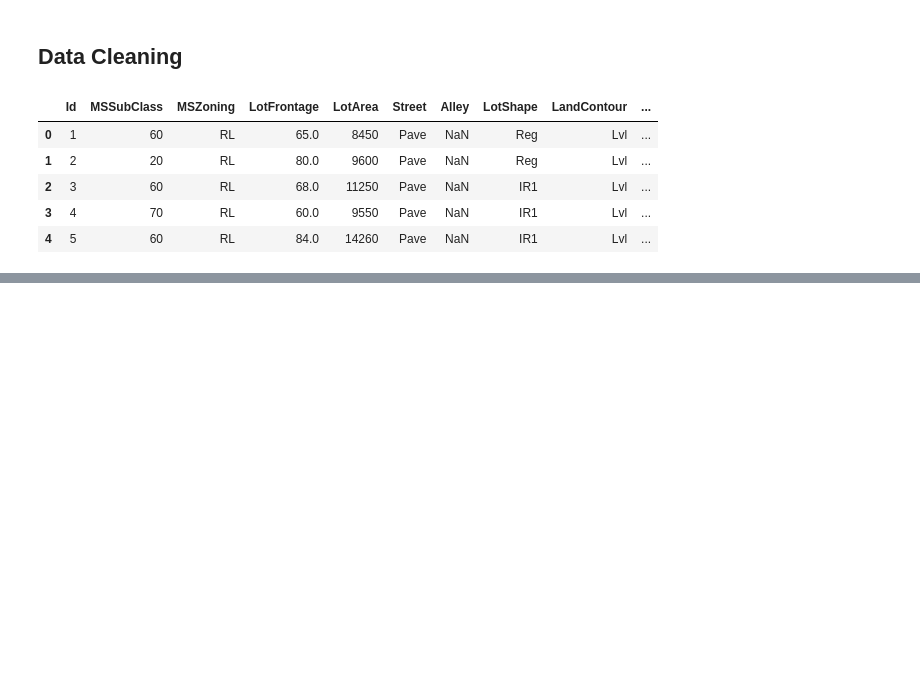
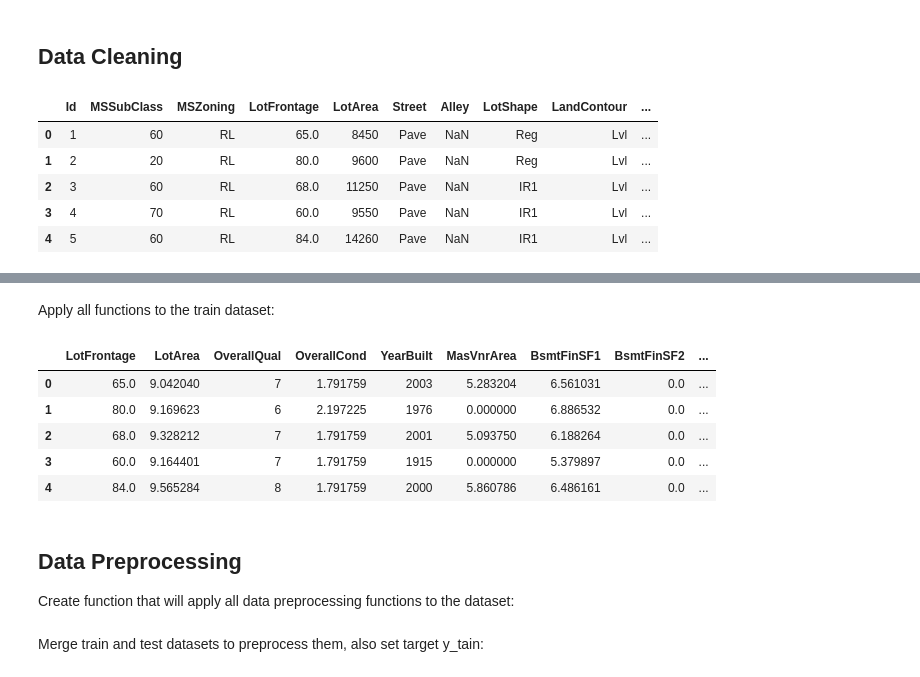
Before and after one commit to anomalytheorem/PracticeMachineLearning, a Jupyter notebook: notebooks/sklearn_homesales.ipynb, the cells around one changed output, grey strips where cells are left out. Drawn from its saved outputs; the diff is of its cells as text; code cells hidden in the pictures; blank space fills up the shorter version.

```diff
--- a/notebooks/sklearn_homesales.ipynb
+++ b/notebooks/sklearn_homesales.ipynb
@@ -238,0 +370,49 @@ df_train.head()
+# %%
+def drop_uninformative(x):
+    x.drop(['Id','Utilities', 'Street', 'PoolQC', 'MiscFeature', 'MiscVal', 'YearRemodAdd'], axis=1, inplace = True)
+# %%
+def counts(X):
+    X['HasWoodDeck'] = X['WoodDeckSF'].apply(lambda x: 1 if x > 0 else 0)
+    X['HasOpenPorch'] = X['OpenPorchSF'].apply(lambda x: 1 if x > 0 else 0)
+    X['HasEnclosedPorch'] = X['EnclosedPorch'].apply(lambda x: 1 if x > 0 else 0)
+    X['Has3SsnPorch'] = X['3SsnPorch'].apply(lambda x: 1 if x > 0 else 0)
+    X['HasScreenPorch'] = X['ScreenPorch'].apply(lambda x: 1 if x > 0 else 0)
+    X['HasPool'] = X['PoolArea'].apply(lambda x: 1 if x > 0 else 0)
+    X['Has2ndFloor'] = X['2ndFlrSF'].apply(lambda x: 1 if x > 0 else 0)
+    X['HasGarage'] = X['GarageArea'].apply(lambda x: 1 if x > 0 else 0)
+    X['HasBsmt'] = X['TotalBsmtSF'].apply(lambda x: 1 if x > 0 else 0)
+    X['HasFireplace'] = X['Fireplaces'].apply(lambda x: 1 if x > 0 else 0)
+# %%
+def encode_features(X):
+    return pd.get_dummies(X).reset_index(drop=True)
+# %%
+def math_transform(X):
+    X["SqFtPerRoom"] = X["GrLivArea"] / (X["TotRmsAbvGrd"] +
+                                                       X["FullBath"] +
+                                                       X["HalfBath"] +
+                                                       X["KitchenAbvGr"])
+    X['TotalSqrFootage'] = (X['BsmtFinSF1'] + X['BsmtFinSF2'] + X['1stFlrSF'] + X['2ndFlrSF'])
+    X['TotalBathrooms'] = (X['FullBath'] + (0.5 * X['HalfBath']) + X['BsmtFullBath'] + (0.5 * X['BsmtHalfBath']))
+    X['TotalPorchSF'] = (X['OpenPorchSF'] + X['3SsnPorch'] + X['EnclosedPorch'] + X['ScreenPorch'] + X['WoodDeckSF'])
+    X['TotalHomeQuality'] = (X['OverallQual'] + X['OverallCond'])
+# %% [markdown]
+Apply all functions to the train dataset:
+# %%
+drop_uninformative(df_train)
+counts(df_train)
+math_transform(df_train)
+df_train = encode_features(df_train)
+
+# Check dataset
+df_train.head()
+# %% [output]
+|  | LotFrontage | LotArea | OverallQual | OverallCond | YearBuilt | MasVnrArea | BsmtFinSF1 | BsmtFinSF2 | ... |
+| 0 | 65.0 | 9.042040 | 7 | 1.791759 | 2003 | 5.283204 | 6.561031 | 0.0 | ... |
+| 1 | 80.0 | 9.169623 | 6 | 2.197225 | 1976 | 0.000000 | 6.886532 | 0.0 | ... |
+| 2 | 68.0 | 9.328212 | 7 | 1.791759 | 2001 | 5.093750 | 6.188264 | 0.0 | ... |
+| 3 | 60.0 | 9.164401 | 7 | 1.791759 | 1915 | 0.000000 | 5.379897 | 0.0 | ... |
+| 4 | 84.0 | 9.565284 | 8 | 1.791759 | 2000 | 5.860786 | 6.486161 | 0.0 | ... |
+# %% [markdown]
+## Data Preprocessing
+
+Create function that will apply all data preprocessing functions to the dataset:
@@ -238,0 +432,2 @@ df_train.head()
+# %% [markdown]
+Merge train and test datasets to preprocess them, also set target y_tain:
```
Also changed, not shown: parts of 37 cells of this notebook.
